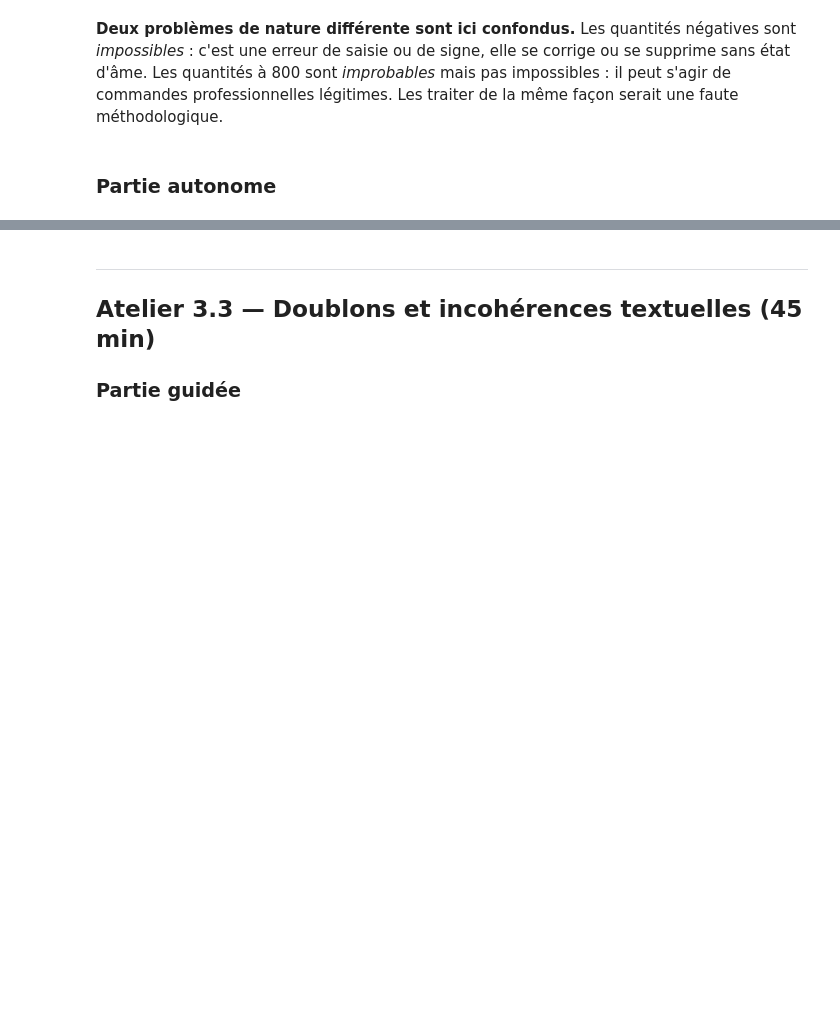
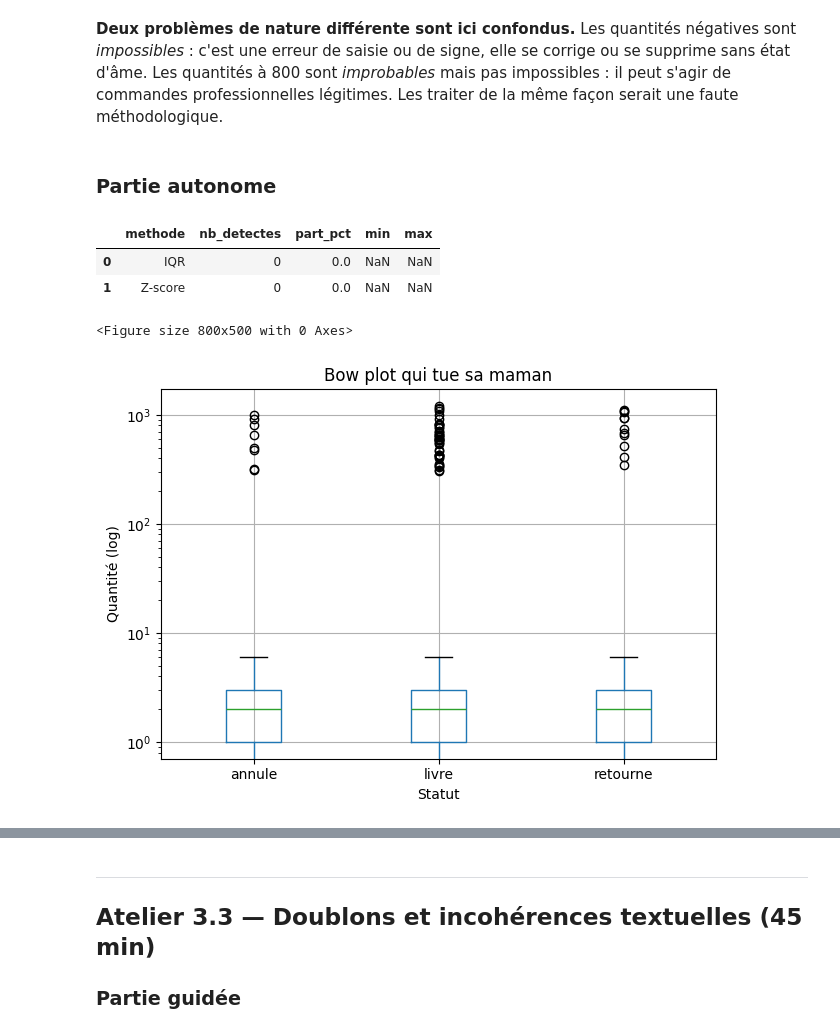
Before and after one commit to BeniFox/Master-Data-IA, a Jupyter notebook: 03_nettoyage_qualite.ipynb, the cells around one changed output, grey strips where cells are left out. Drawn from its saved outputs; the diff is of its cells as text; code cells hidden in the pictures; blank space fills up the shorter version.

```diff
--- a/03_nettoyage_qualite.ipynb
+++ b/03_nettoyage_qualite.ipynb
@@ -255,18 +269,73 @@ méthodologique.
 #     les deux méthodes : nb détectés, part en %, valeur min et max des points signalés.
 
 def compare_outlier_methods(df, column):
-    ...  # TODO
+    s = df[column].dropna()
 
+    # Méthode IQR
+    q1 = s.quantile(0.25)
+    q3 = s.quantile(0.75)
+    iqr = q3 - q1
 
-# compare_outlier_methods(sales, 'quantite')
-# compare_outlier_methods(sales, 'prix_unitaire')
+    lower_bound = q1 - 1.5 * iqr
+    upper_bound = q3 + 1.5 * iqr
+
+    mask_iqr = (s < lower_bound) | (s > upper_bound)
+
+    # Méthode Z-score
+    mean = s.mean()
+    std = s.std()
+
+    if std == 0:
+        mask_zscore = s.notna() & False
+    else:
+        z_scores = (s - mean) / std
+        mask_zscore = z_scores.abs() > 3
+
+    def summary(mask, method):
+        values = s[mask]
+
+        return {
+            'methode': method,
+            'nb_detectes': values.count(),
+            'part_pct': round(values.count() / len(s) * 100, 2),
+            'min': values.min(),
+            'max': values.max()
+        }
+    return pd.DataFrame([
+        summary(mask_iqr, 'IQR'),
+        summary(mask_zscore, 'Z-score')
+    ])
+
+compare_outlier_methods(sales, 'quantite')
+compare_outlier_methods(sales, 'prix_unitaire')
+# %% [output]
+|  | methode | nb_detectes | part_pct | min | max |
+| 0 | IQR | 0 | 0.0 | NaN | NaN |
+| 1 | Z-score | 0 | 0.0 | NaN | NaN |
 # %%
 # Q4. Visualiser. Un boxplot par statut pour la quantité, en échelle logarithmique
 #     sur l'axe des ordonnées (sans quoi les valeurs extrêmes écrasent tout le reste).
 
 import matplotlib.pyplot as plt
 
-# TODO
+plt.figure(figsize=(8, 5))
+
+sales.boxplot(
+    column='quantite',
+    by='statut',
+    showfliers=True,
+)
+
+plt.yscale('log')
+plt.title('Bow plot qui tue sa maman')
+plt.suptitle('')
+plt.xlabel('Statut')
+plt.ylabel('Quantité (log)')
+plt.tight_layout()
+plt.show()
+# %% [output]
+<Figure size 800x500 with 0 Axes>
+[figure, added]
 # %%
 # Q5. Appliquer un traitement différencié et JOURNALISER ce qui est fait :
 #       - quantités négatives : à décider et justifier ;
```
Also changed, not shown: parts of 10 cells of this notebook, 6 other files.
